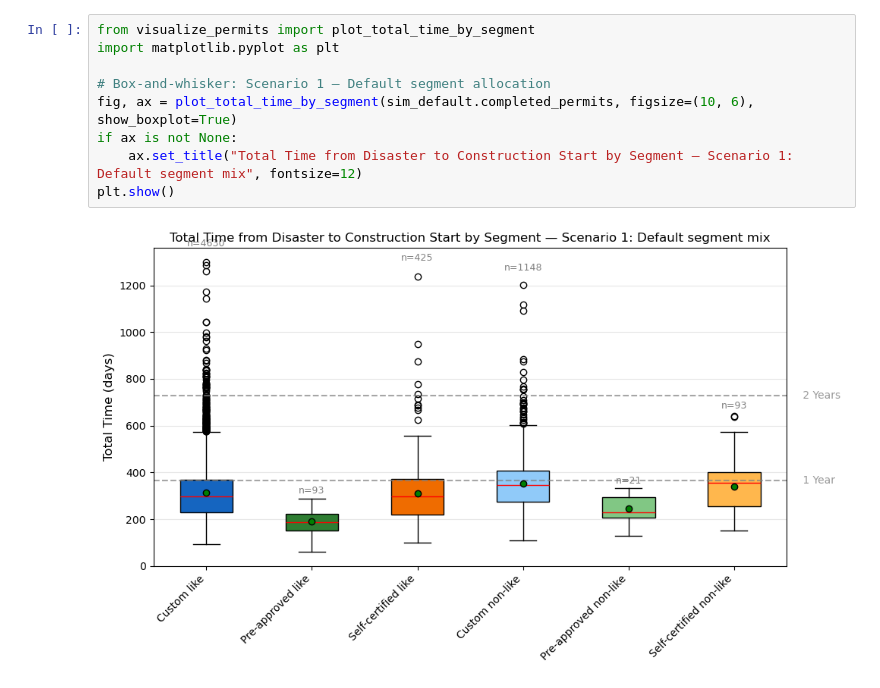
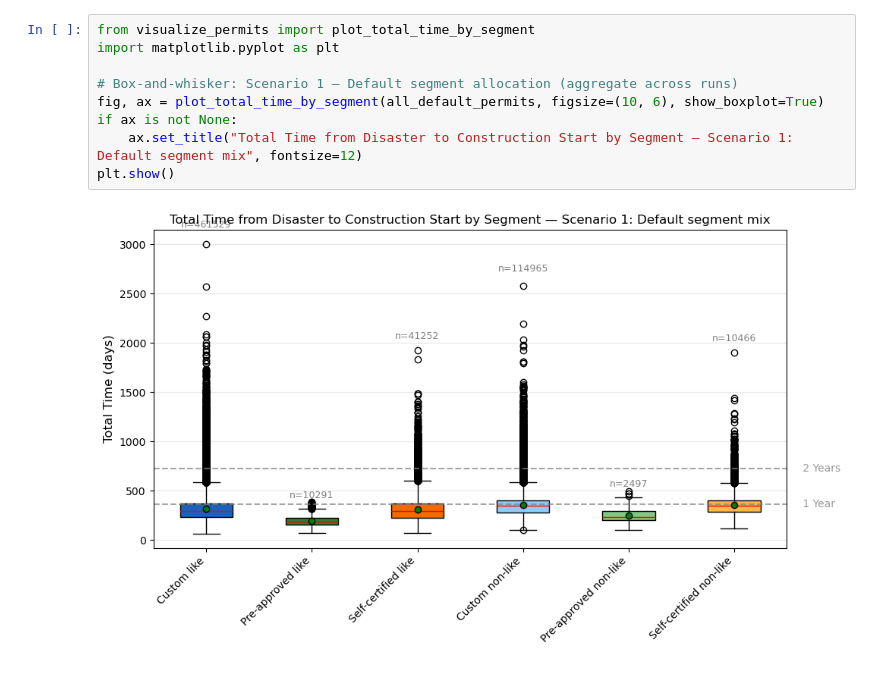
Before and after one commit to MIT-HSCL/permitting-model, a Jupyter notebook: run_simulation_with_segments.ipynb, the cells around one changed output. Saved outputs shown, nothing was run; the diff lists cells and outputs as text.

```diff
--- a/run_simulation_with_segments.ipynb
+++ b/run_simulation_with_segments.ipynb
@@ -182,11 +260,11 @@ SEGMENT DISTRIBUTION
 # %%
 from visualize_permits import plot_total_time_by_segment
 import matplotlib.pyplot as plt
 
-# Box-and-whisker: Scenario 1 — Default segment allocation
-fig, ax = plot_total_time_by_segment(sim_default.completed_permits, figsize=(10, 6), show_boxplot=True)
+# Box-and-whisker: Scenario 1 — Default segment allocation (aggregate across runs)
+fig, ax = plot_total_time_by_segment(all_default_permits, figsize=(10, 6), show_boxplot=True)
 if ax is not None:
     ax.set_title("Total Time from Disaster to Construction Start by Segment — Scenario 1: Default segment mix", fontsize=12)
 plt.show()
 # %% [output]
-[figure, old version]
+[figure, new version]
```
Also changed, not shown: parts of 13 cells of this notebook, 5 other files.
